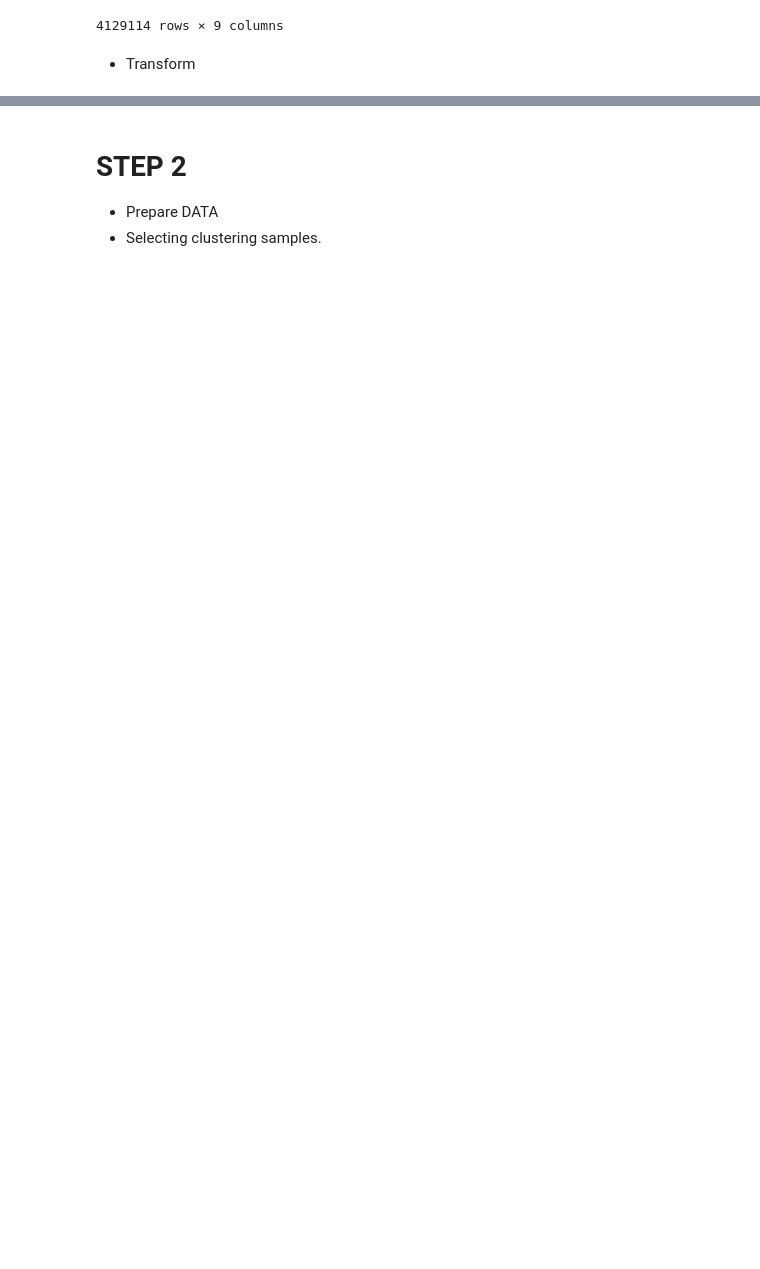
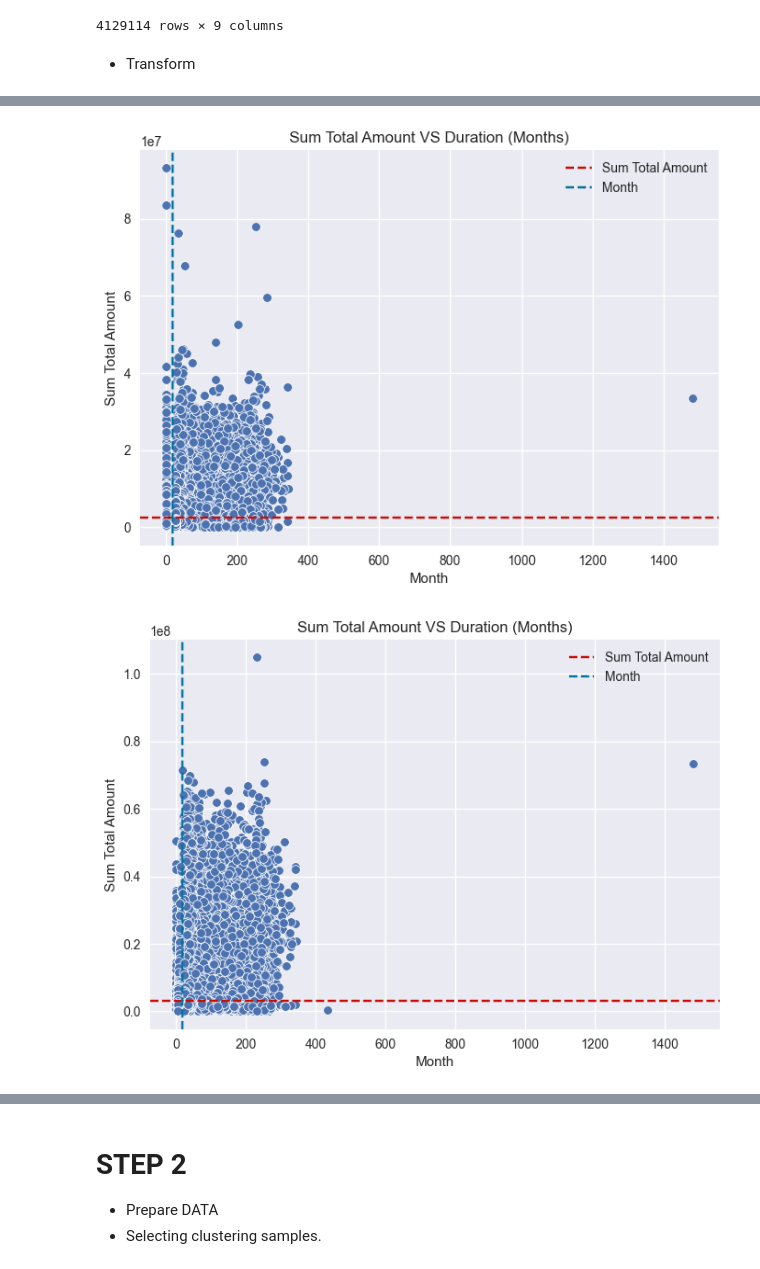
Before and after one commit to HikariJadeEmpire/AdvancedAnalytics-MADT8101, a Jupyter notebook: Week05_CustomerSegmentation/week5-Segmentation(personal).ipynb, the cells around one changed output, grey strips where cells are left out. Saved outputs shown, nothing was run; the diff lists cells and outputs as text; code cells hidden in the pictures; blank space fills up the shorter version.

```diff
--- a/Week05_CustomerSegmentation/week5-Segmentation(personal).ipynb
+++ b/Week05_CustomerSegmentation/week5-Segmentation(personal).ipynb
@@ -373,0 +342,7 @@ df
+# %%
+amountvsyr(df_21)
+amountvsyr(df_22)
+amountvsyr(df_23)
+# %% [output]
+[figure, added]
+[figure, added]
```
Also changed, not shown: parts of 57 cells of this notebook.
